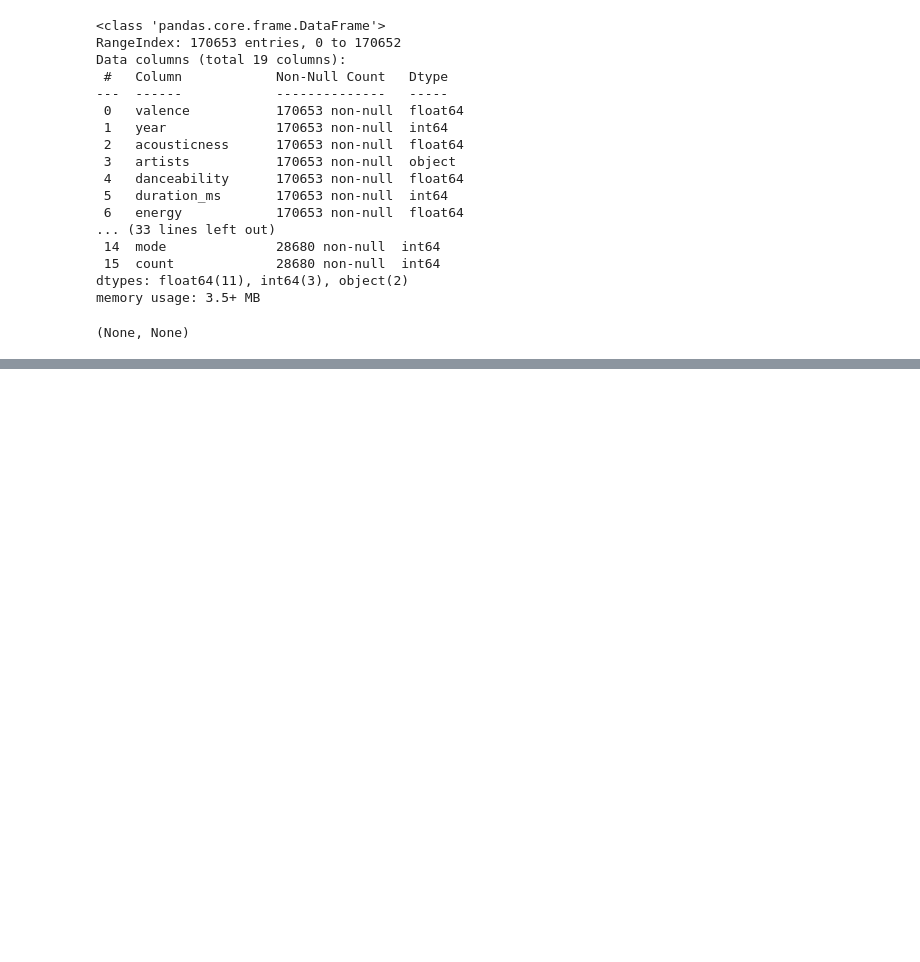
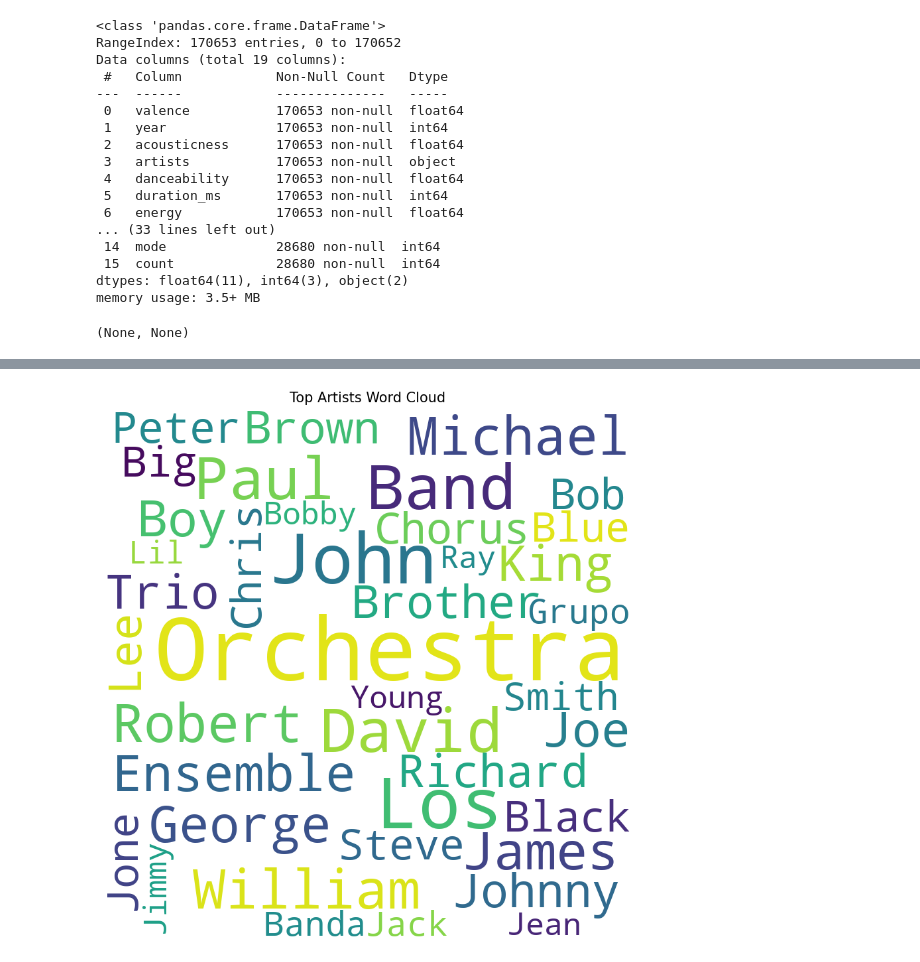
Before and after one commit to Pkorirdarius/SpotifyRecommendation-system, a Jupyter notebook: spotify.ipynb, the cells around one changed output, grey strips where cells are left out. Cells and saved outputs as stored; diff of their text form; code cells hidden in the pictures; blank space fills up the shorter version.

```diff
--- a/spotify.ipynb
+++ b/spotify.ipynb
@@ -55,0 +170,33 @@ data["decade"]= data["year"].apply(lambda x: str(x)[:3]+'0s')
+# %%
+# flatten artist names
+if artist_data['artists'].apply(lambda x: isinstance(x, list)).any():
+    artist_text = artist_data.explode('artists')['artists'].dropna().astype(str)
+else:
+    artist_text = artist_data['artists'].dropna().astype(str)
+
+# Combine all artist names into one string
+comment_words = ' '.join(artist_text)
+
+# Define stopwords
+stopwords = set(STOPWORDS)
+
+# Generate the word cloud
+wordcloud = WordCloud(
+    width=800,
+    height=800,
+    background_color='white',
+    stopwords=stopwords,
+    min_word_length=3,
+    max_words=40,
+    min_font_size=10
+).generate(comment_words)
+
+# Display the word cloud
+plt.figure(figsize=(8, 8), facecolor=None)
+plt.imshow(wordcloud, interpolation='bilinear')
+plt.axis('off')
+plt.tight_layout(pad=0)
+plt.title('Top Artists Word Cloud',fontsize=15)
+plt.show()
+# %% [output]
+[figure, added]
```
Also changed, not shown: parts of 9 cells of this notebook.
